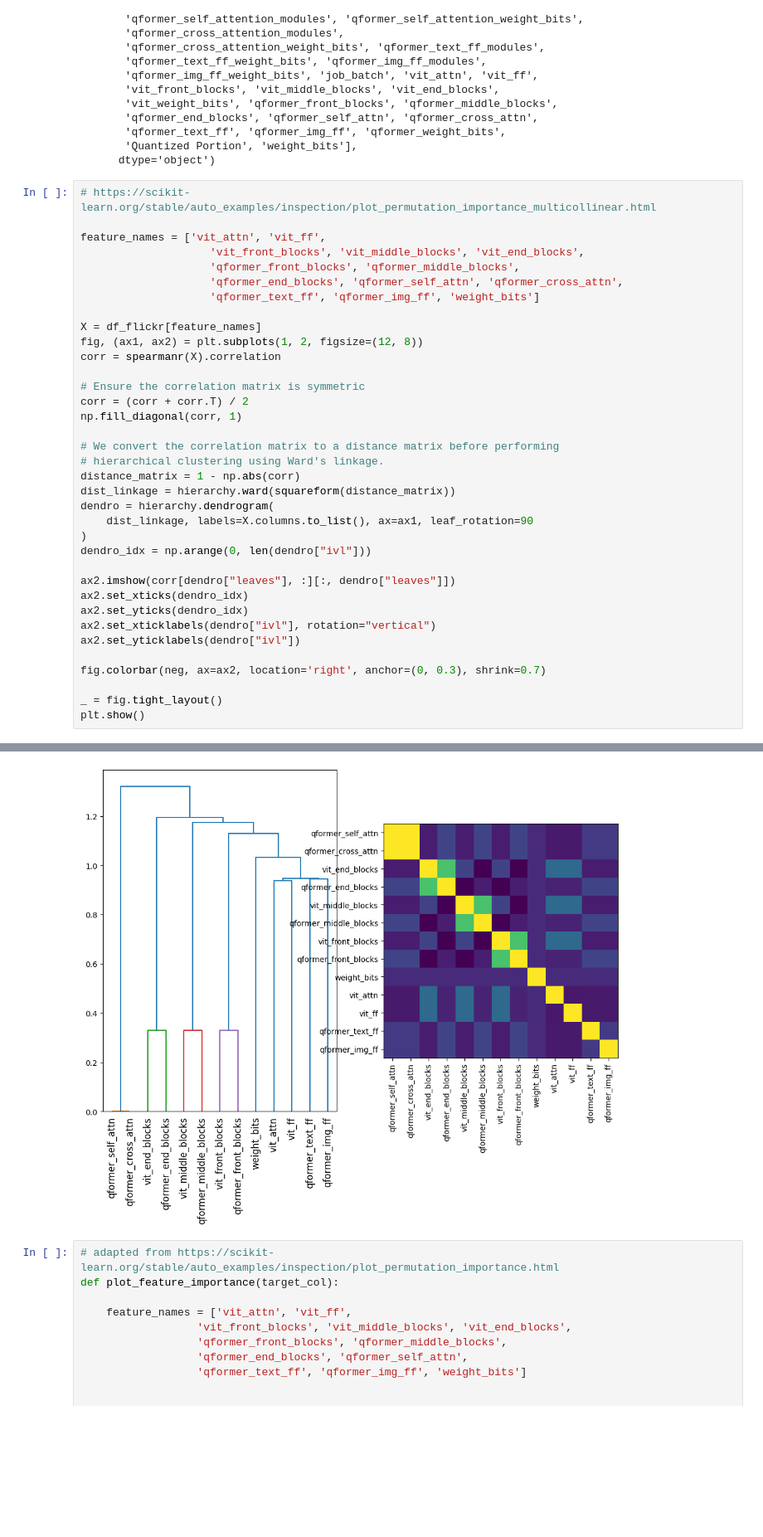
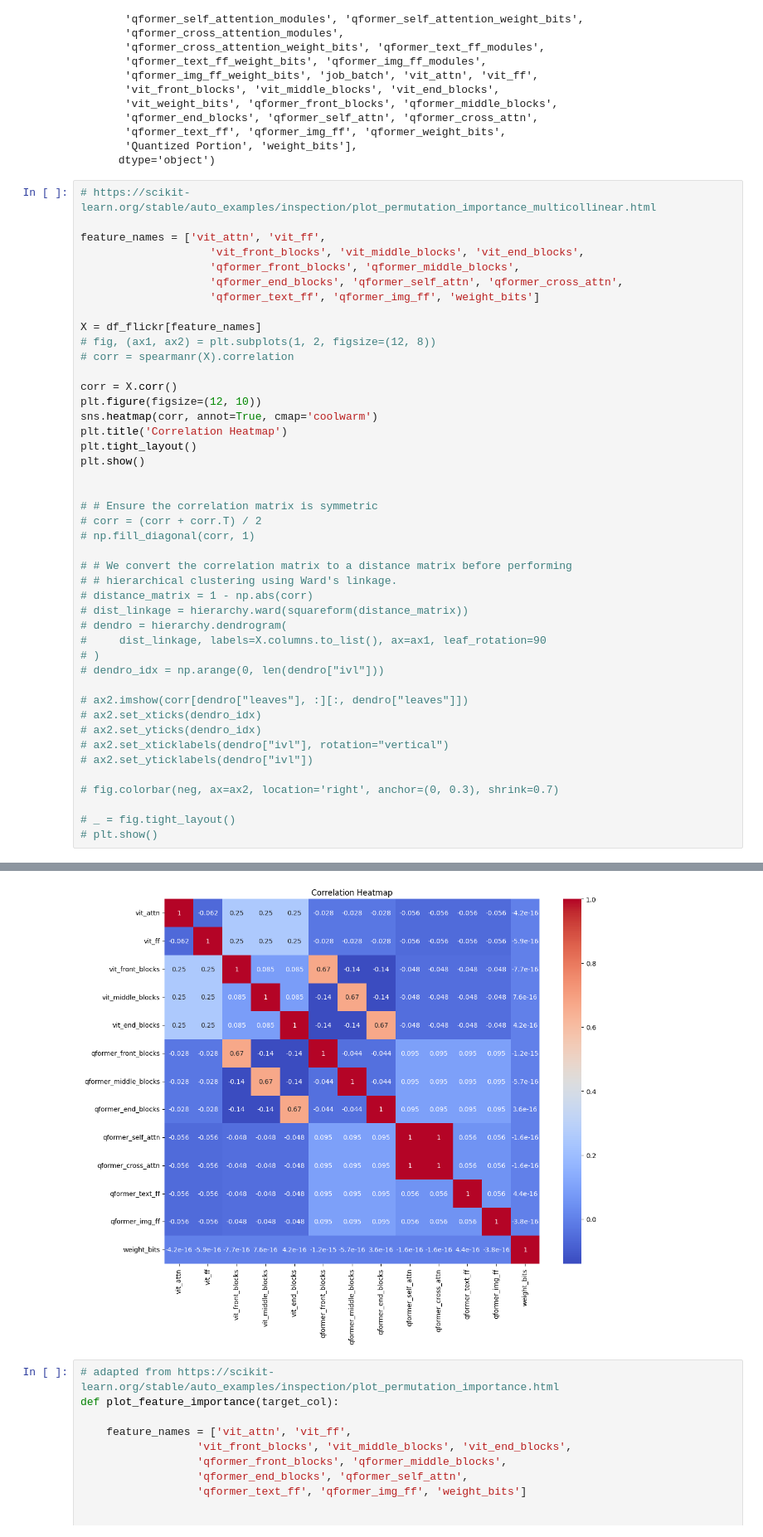
Before and after one commit to Vincent-La/multi_modal_quant, a Jupyter notebook: notebooks/blip2_flickr_feature_importance.ipynb, the cells around one changed output, grey strips where cells are left out. Shown at 83% size. Cells and saved outputs as stored; diff of their text form; blank space fills up the shorter version.

Commit message:
clean up plots

```diff
--- a/notebooks/blip2_flickr_feature_importance.ipynb
+++ b/notebooks/blip2_flickr_feature_importance.ipynb
@@ -65,30 +65,38 @@ feature_names = ['vit_attn', 'vit_ff',
                     'qformer_text_ff', 'qformer_img_ff', 'weight_bits']
 
 X = df_flickr[feature_names]
-fig, (ax1, ax2) = plt.subplots(1, 2, figsize=(12, 8))
-corr = spearmanr(X).correlation
+# fig, (ax1, ax2) = plt.subplots(1, 2, figsize=(12, 8))
+# corr = spearmanr(X).correlation
 
-# Ensure the correlation matrix is symmetric
-corr = (corr + corr.T) / 2
-np.fill_diagonal(corr, 1)
+corr = X.corr()
+plt.figure(figsize=(12, 10))
+sns.heatmap(corr, annot=True, cmap='coolwarm')
+plt.title('Correlation Heatmap')
+plt.tight_layout()
+plt.show()
 
-# We convert the correlation matrix to a distance matrix before performing
-# hierarchical clustering using Ward's linkage.
-distance_matrix = 1 - np.abs(corr)
-dist_linkage = hierarchy.ward(squareform(distance_matrix))
-dendro = hierarchy.dendrogram(
-    dist_linkage, labels=X.columns.to_list(), ax=ax1, leaf_rotation=90
-)
-dendro_idx = np.arange(0, len(dendro["ivl"]))
 
-ax2.imshow(corr[dendro["leaves"], :][:, dendro["leaves"]])
-ax2.set_xticks(dendro_idx)
-ax2.set_yticks(dendro_idx)
-ax2.set_xticklabels(dendro["ivl"], rotation="vertical")
-ax2.set_yticklabels(dendro["ivl"])
+# # Ensure the correlation matrix is symmetric
+# corr = (corr + corr.T) / 2
+# np.fill_diagonal(corr, 1)
 
-fig.colorbar(neg, ax=ax2, location='right', anchor=(0, 0.3), shrink=0.7)
+# # We convert the correlation matrix to a distance matrix before performing
+# # hierarchical clustering using Ward's linkage.
+# distance_matrix = 1 - np.abs(corr)
+# dist_linkage = hierarchy.ward(squareform(distance_matrix))
+# dendro = hierarchy.dendrogram(
+#     dist_linkage, labels=X.columns.to_list(), ax=ax1, leaf_rotation=90
+# )
+# dendro_idx = np.arange(0, len(dendro["ivl"]))
 
-_ = fig.tight_layout()
-plt.show()
+# ax2.imshow(corr[dendro["leaves"], :][:, dendro["leaves"]])
+# ax2.set_xticks(dendro_idx)
+# ax2.set_yticks(dendro_idx)
+# ax2.set_xticklabels(dendro["ivl"], rotation="vertical")
+# ax2.set_yticklabels(dendro["ivl"])
+
+# fig.colorbar(neg, ax=ax2, location='right', anchor=(0, 0.3), shrink=0.7)
+
+# _ = fig.tight_layout()
+# plt.show()
 # %% [output]
@@ -96,4 +103,4 @@ TypeError: FigureBase.colorbar() missing 1 required positional argument: 'mappab
-[figure, old version]
+[figure, new version]
 # %%
 # adapted from https://scikit-learn.org/stable/auto_examples/inspection/plot_permutation_importance.html
 def plot_feature_importance(target_col):
```
Also changed, not shown: parts of 1 cell of this notebook, 2 other files.
